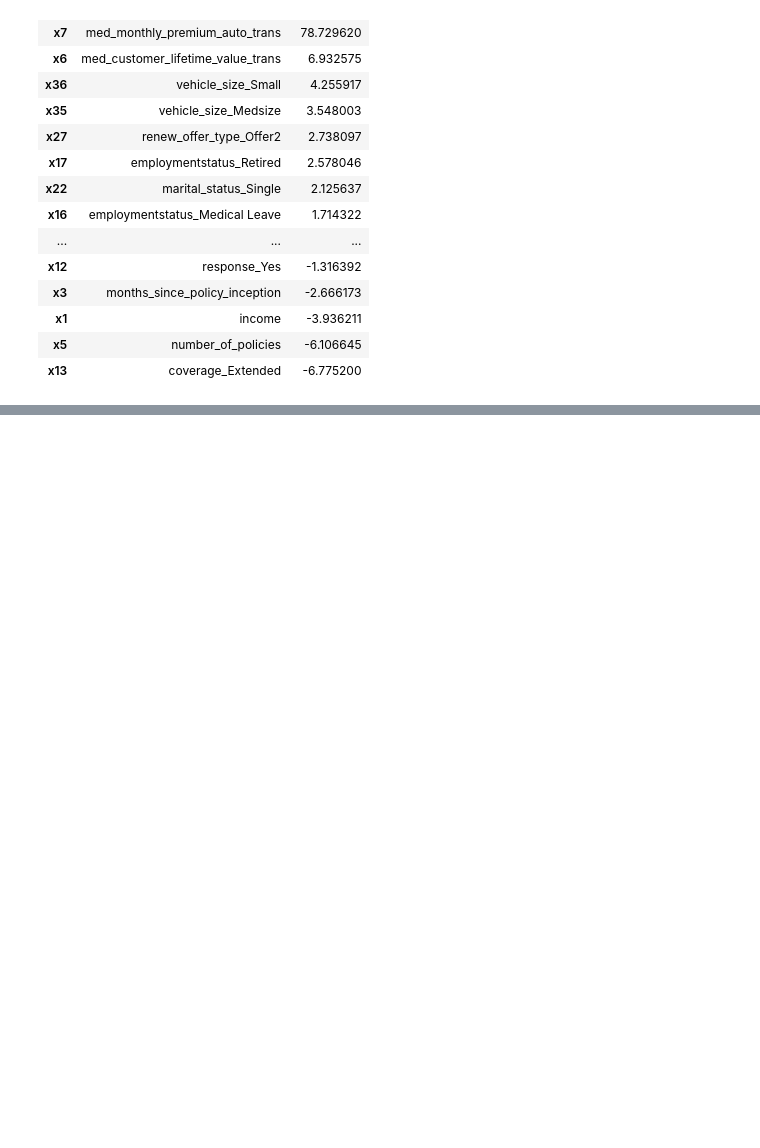
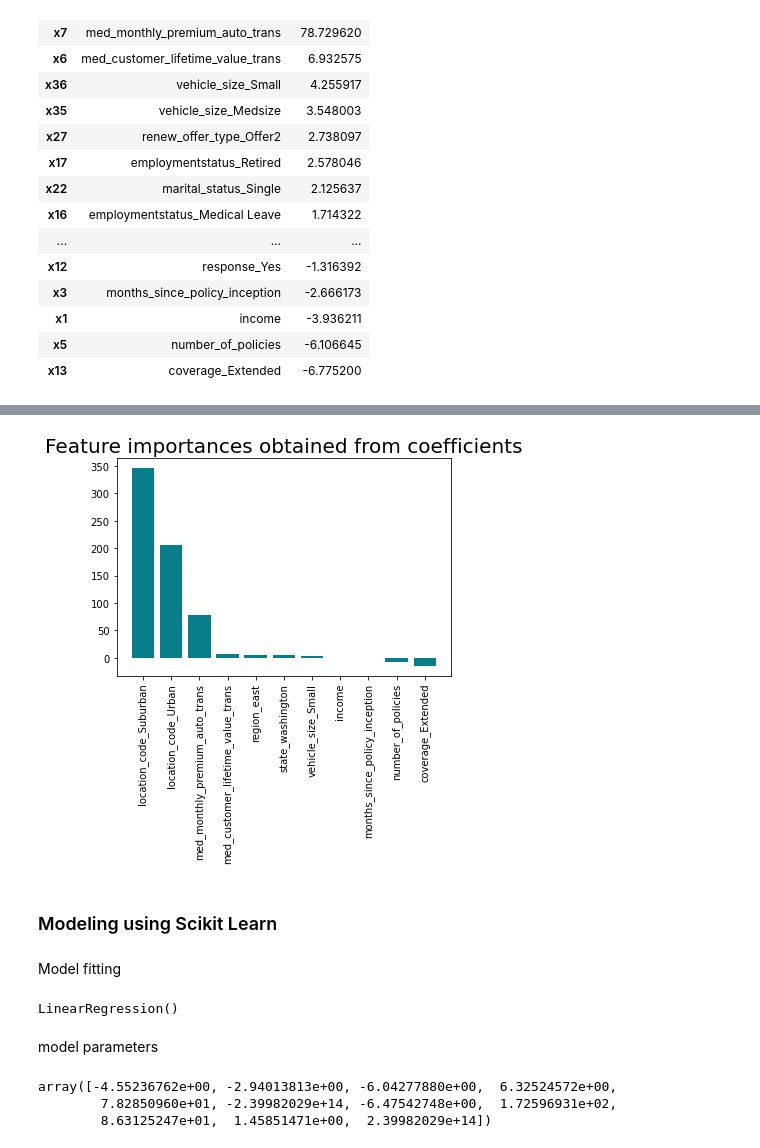
Before and after one commit to msantanarod/IronMercedes, a Jupyter notebook: Case study/Customer_Analysis_Case_Study/Customer Study Customer Analisys Complete Model.ipynb, the cells around one changed output, grey strips where cells are left out. Drawn from its saved outputs; the diff is of its cells as text; code cells hidden in the pictures; blank space fills up the shorter version.

```diff
--- a/Case study/Customer_Analysis_Case_Study/Customer Study Customer Analisys Complete Model.ipynb
+++ b/Case study/Customer_Analysis_Case_Study/Customer Study Customer Analisys Complete Model.ipynb
@@ -1080,0 +1140,9 @@ X
+# %%
+X_train_scaled_constant= sm.add_constant(X_train_scaled)
+X_test_scaled_constant= sm.add_constant(X_test_scaled)  #adding a constant
+
+model=sm.OLS(y_train,X_train_scaled_constant).fit()
+predictions=model.predict(X_test_scaled_constant)
+
+print_model=model.summary()
+print(print_model)
@@ -1080,0 +1169,10 @@ X
+# %%
+X_train, X_test, y_train, y_test=train_test_split(X, Y, test_size=0.20, random_state=1000)
+# %%
+X_train_constant= sm.add_constant(X_train)
+X_test_constant= sm.add_constant(X_test)  #adding a constant
+model=sm.OLS(y_train,X_train_constant).fit()
+predictions=model.predict(X_test_constant)
+
+print_model=model.summary()
+print(print_model)
@@ -1080,0 +1212,6 @@ X
+# %%
+features_importances = pd.DataFrame(data={
+    'Attribute': X_train.columns,
+    'Importance': model.params.iloc[1:]
+})
+features_importances = features_importances.sort_values(by='Importance', ascending=False)
@@ -1080,0 +1234,24 @@ X
+# %%
+plt.bar(x=features_importances['Attribute'], height=features_importances['Importance'], color='#087E8B')
+plt.title('Feature importances obtained from coefficients', size=20)
+plt.xticks(rotation='vertical')
+plt.show()
+# %% [output]
+[figure, added]
+# %% [markdown]
+### Modeling using Scikit Learn
+# %% [markdown]
+Model fitting
+# %%
+model=LinearRegression()    # model
+model.fit(X_train_scaled, y_train)   # model train
+# %% [output]
+LinearRegression()
+# %% [markdown]
+model parameters
+# %%
+model.coef_
+# %% [output]
+array([-4.55236762e+00, -2.94013813e+00, -6.04277880e+00,  6.32524572e+00,
+        7.82850960e+01, -2.39982029e+14, -6.47542748e+00,  1.72596931e+02,
+        8.63125247e+01,  1.45851471e+00,  2.39982029e+14])
```
Also changed, not shown: parts of 34 cells of this notebook, 1 other file.
